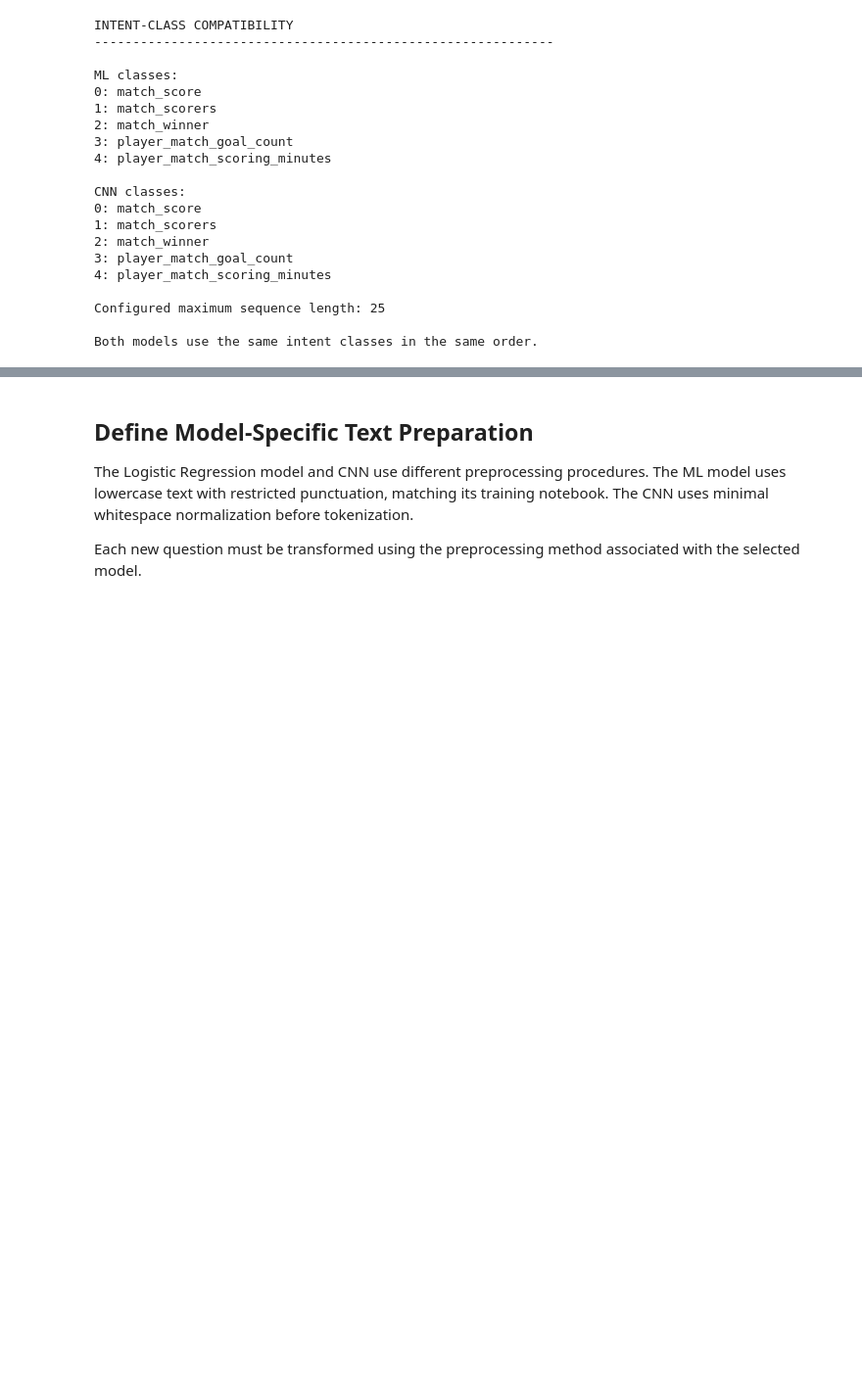
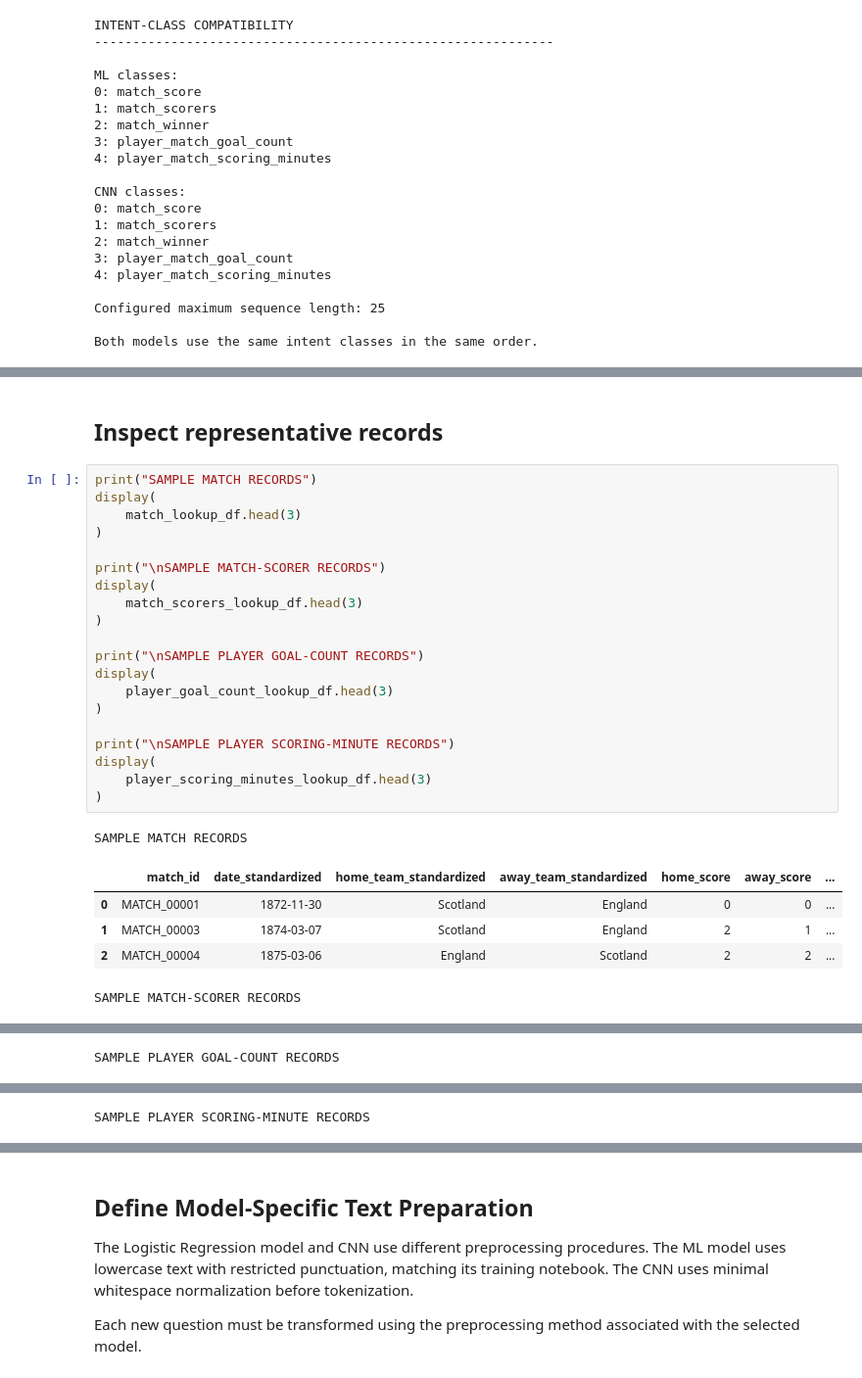
Before and after one commit to eshan14git/football-qa-nlp, a Jupyter notebook: notebooks/football_qa_demo.ipynb, the cells around one changed output, grey strips where cells are left out. Shown at 98% size. Saved outputs shown, nothing was run; the diff lists cells and outputs as text; blank space fills up the shorter version.

```diff
--- a/notebooks/football_qa_demo.ipynb
+++ b/notebooks/football_qa_demo.ipynb
@@ -367,0 +779,29 @@ Both models use the same intent classes in the same order.
+# %% [markdown]
+## Inspect representative records
+# %%
+print("SAMPLE MATCH RECORDS")
+display(
+    match_lookup_df.head(3)
+)
+
+print("\nSAMPLE MATCH-SCORER RECORDS")
+display(
+    match_scorers_lookup_df.head(3)
+)
+
+print("\nSAMPLE PLAYER GOAL-COUNT RECORDS")
+display(
+    player_goal_count_lookup_df.head(3)
+)
+
+print("\nSAMPLE PLAYER SCORING-MINUTE RECORDS")
+display(
+    player_scoring_minutes_lookup_df.head(3)
+)
+# %% [output]
+SAMPLE MATCH RECORDS
+|  | match_id | date_standardized | home_team_standardized | away_team_standardized | home_score | away_score | ... |
+| 0 | MATCH_00001 | 1872-11-30 | Scotland | England | 0 | 0 | ... |
+| 1 | MATCH_00003 | 1874-03-07 | Scotland | England | 2 | 1 | ... |
+| 2 | MATCH_00004 | 1875-03-06 | England | Scotland | 2 | 2 | ... |
+SAMPLE MATCH-SCORER RECORDS
@@ -367,0 +812 @@ Both models use the same intent classes in the same order.
+SAMPLE PLAYER GOAL-COUNT RECORDS
@@ -367,0 +817 @@ Both models use the same intent classes in the same order.
+SAMPLE PLAYER SCORING-MINUTE RECORDS
```
Also changed, not shown: parts of 37 cells of this notebook.
